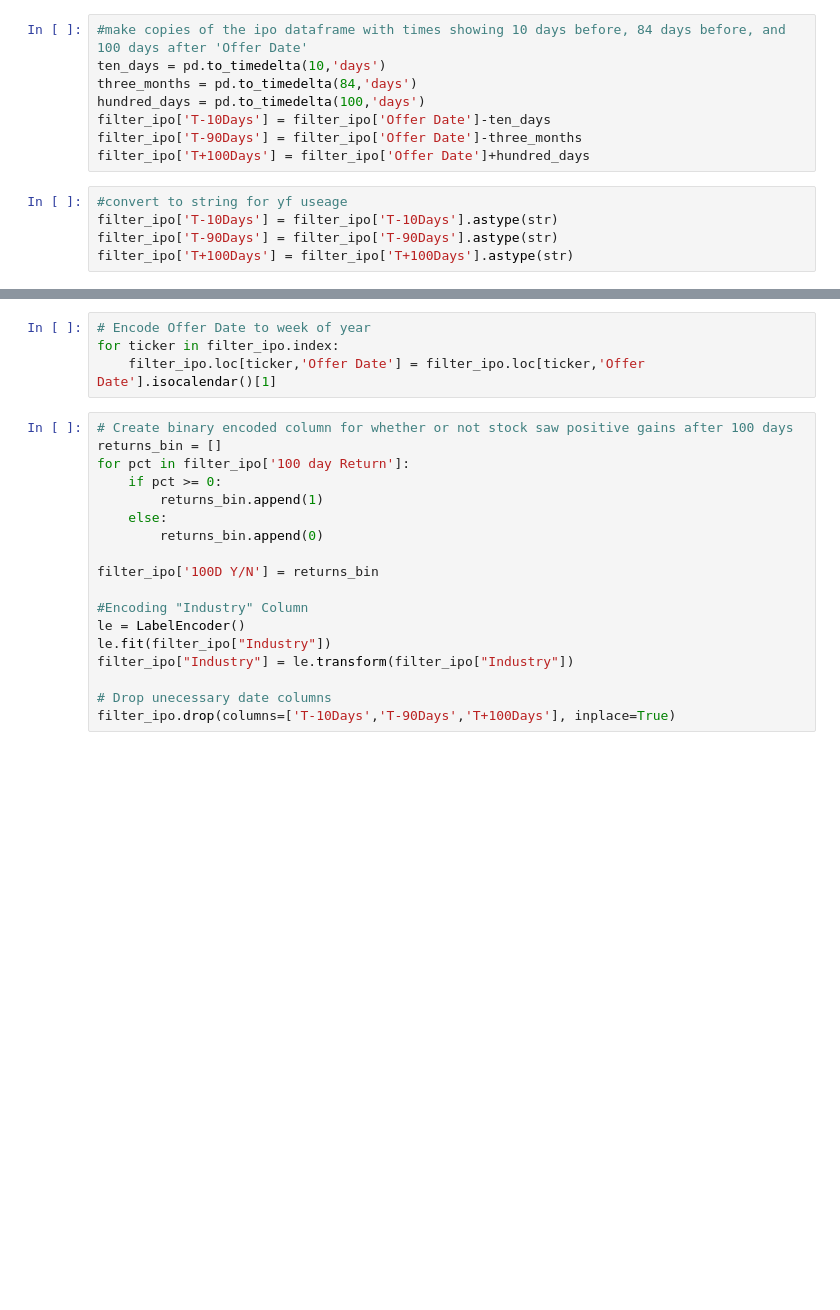
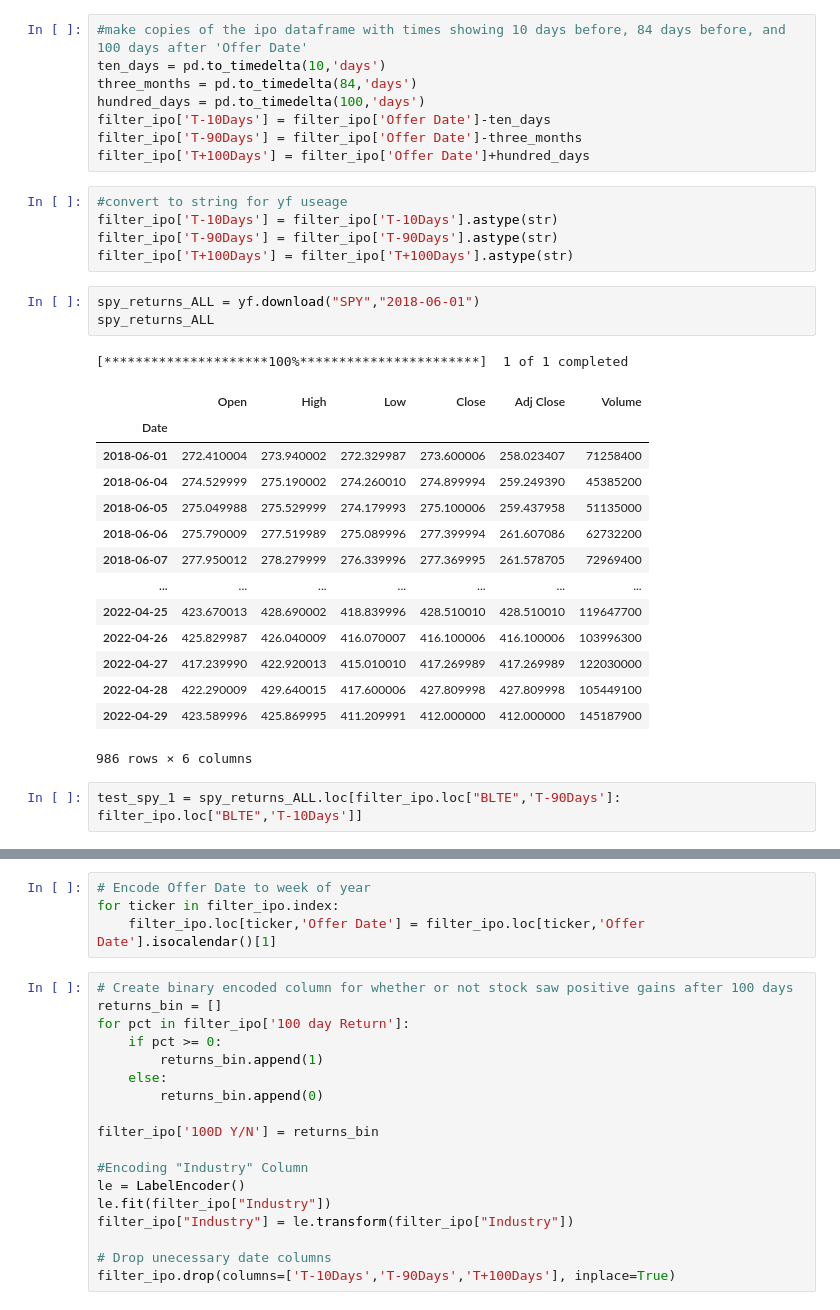
Before and after one commit to StrawhatRA/IPO_Learning, a Jupyter notebook: IPO-2.ipynb, the cells around one changed output, grey strips where cells are left out. Saved outputs shown, nothing was run; the diff lists cells and outputs as text; blank space fills up the shorter version.

```diff
--- a/IPO-2.ipynb
+++ b/IPO-2.ipynb
@@ -61,3 +68,24 @@ filter_ipo['T+100Days'] = filter_ipo['Offer Date']+hundred_days
 filter_ipo['T-10Days'] = filter_ipo['T-10Days'].astype(str)
 filter_ipo['T-90Days'] = filter_ipo['T-90Days'].astype(str)
 filter_ipo['T+100Days'] = filter_ipo['T+100Days'].astype(str)
+# %%
+spy_returns_ALL = yf.download("SPY","2018-06-01")
+spy_returns_ALL
+# %% [output]
+[*********************100%***********************]  1 of 1 completed
+|  | Open | High | Low | Close | Adj Close | Volume |
+| Date |  |  |  |  |  |  |
+| 2018-06-01 | 272.410004 | 273.940002 | 272.329987 | 273.600006 | 258.023407 | 71258400 |
+| 2018-06-04 | 274.529999 | 275.190002 | 274.260010 | 274.899994 | 259.249390 | 45385200 |
+| 2018-06-05 | 275.049988 | 275.529999 | 274.179993 | 275.100006 | 259.437958 | 51135000 |
+| 2018-06-06 | 275.790009 | 277.519989 | 275.089996 | 277.399994 | 261.607086 | 62732200 |
+| 2018-06-07 | 277.950012 | 278.279999 | 276.339996 | 277.369995 | 261.578705 | 72969400 |
+| ... | ... | ... | ... | ... | ... | ... |
+| 2022-04-25 | 423.670013 | 428.690002 | 418.839996 | 428.510010 | 428.510010 | 119647700 |
+| 2022-04-26 | 425.829987 | 426.040009 | 416.070007 | 416.100006 | 416.100006 | 103996300 |
+| 2022-04-27 | 417.239990 | 422.920013 | 415.010010 | 417.269989 | 417.269989 | 122030000 |
+| 2022-04-28 | 422.290009 | 429.640015 | 417.600006 | 427.809998 | 427.809998 | 105449100 |
+| 2022-04-29 | 423.589996 | 425.869995 | 411.209991 | 412.000000 | 412.000000 | 145187900 |
+986 rows × 6 columns
+# %%
+test_spy_1 = spy_returns_ALL.loc[filter_ipo.loc["BLTE",'T-90Days']: filter_ipo.loc["BLTE",'T-10Days']]
```
Also changed, not shown: parts of 17 cells of this notebook, 3 other files.
